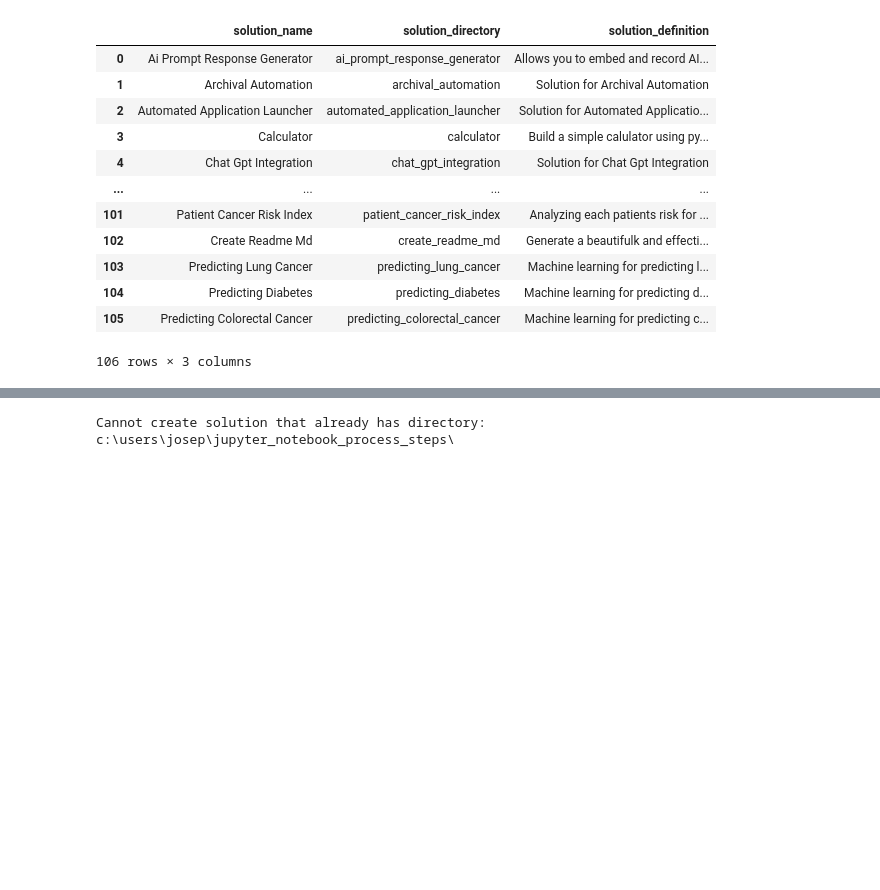
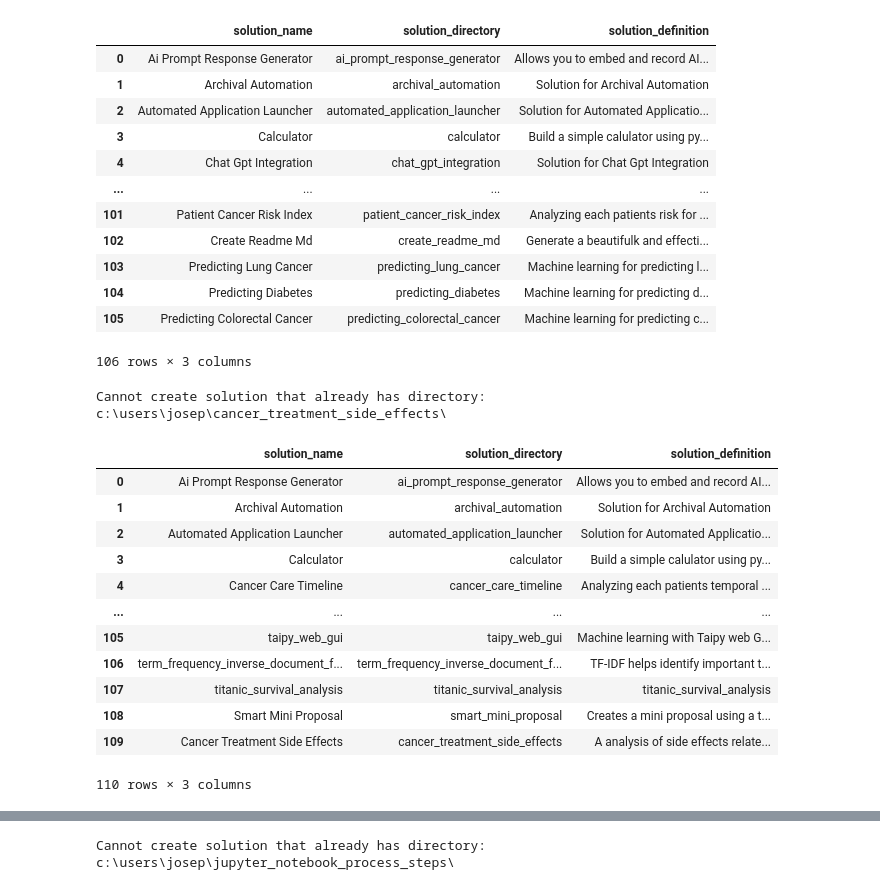
Before and after one commit to JoeEberle/create_solution, a Jupyter notebook: create_solution.ipynb, the cells around one changed output, grey strips where cells are left out. Cells and saved outputs as stored; diff of their text form; code cells hidden in the pictures; blank space fills up the shorter version.

Commit message:
Automated 2024-04-16 commit

```diff
--- a/create_solution.ipynb
+++ b/create_solution.ipynb
@@ -462,3 +462,24 @@ c:\users\josep\predicting_colorectal_cancer\
 | 104 | Predicting Diabetes | predicting_diabetes | Machine learning for predicting d... |
 | 105 | Predicting Colorectal Cancer | predicting_colorectal_cancer | Machine learning for predicting c... |
 106 rows × 3 columns
+# %%
+new_solution_name = "cancer_treatment_side_effects"
+new_solution_description = "A analysis of side effects related to cancer treatments"
+print(create_solution(new_solution_name, new_solution_description,path_to_solution_library, path_to_solution_template))
+add_new_solution_to_registry(df_solution_registry, new_solution_name.replace('_',' ').title(), new_solution_name, new_solution_description)
+# %% [output]
+Cannot create solution that already has directory:
+c:\users\josep\cancer_treatment_side_effects\
+|  | solution_name | solution_directory | solution_definition |
+| 0 | Ai Prompt Response Generator | ai_prompt_response_generator | Allows you to embed and record AI... |
+| 1 | Archival Automation | archival_automation | Solution for Archival Automation |
+| 2 | Automated Application Launcher | automated_application_launcher | Solution for Automated Applicatio... |
+| 3 | Calculator | calculator | Build a simple calulator using py... |
+| 4 | Cancer Care Timeline | cancer_care_timeline | Analyzing each patients temporal ... |
+| ... | ... | ... | ... |
+| 105 | taipy_web_gui | taipy_web_gui | Machine learning with Taipy web G... |
+| 106 | term_frequency_inverse_document_f... | term_frequency_inverse_document_f... | TF-IDF helps identify important t... |
+| 107 | titanic_survival_analysis | titanic_survival_analysis | titanic_survival_analysis |
+| 108 | Smart Mini Proposal | smart_mini_proposal | Creates a mini proposal using a t... |
+| 109 | Cancer Treatment Side Effects | cancer_treatment_side_effects | A analysis of side effects relate... |
+110 rows × 3 columns
```
Also changed, not shown: parts of 2 cells of this notebook.
